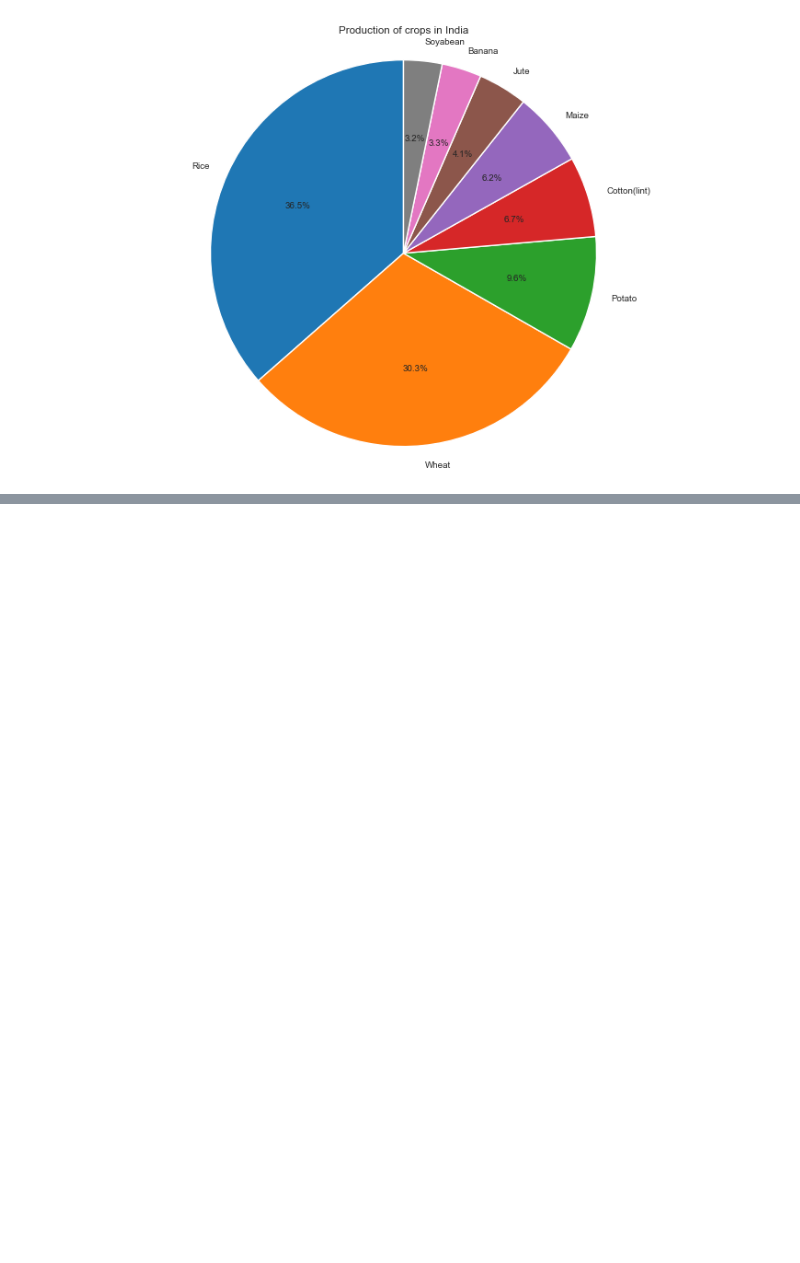
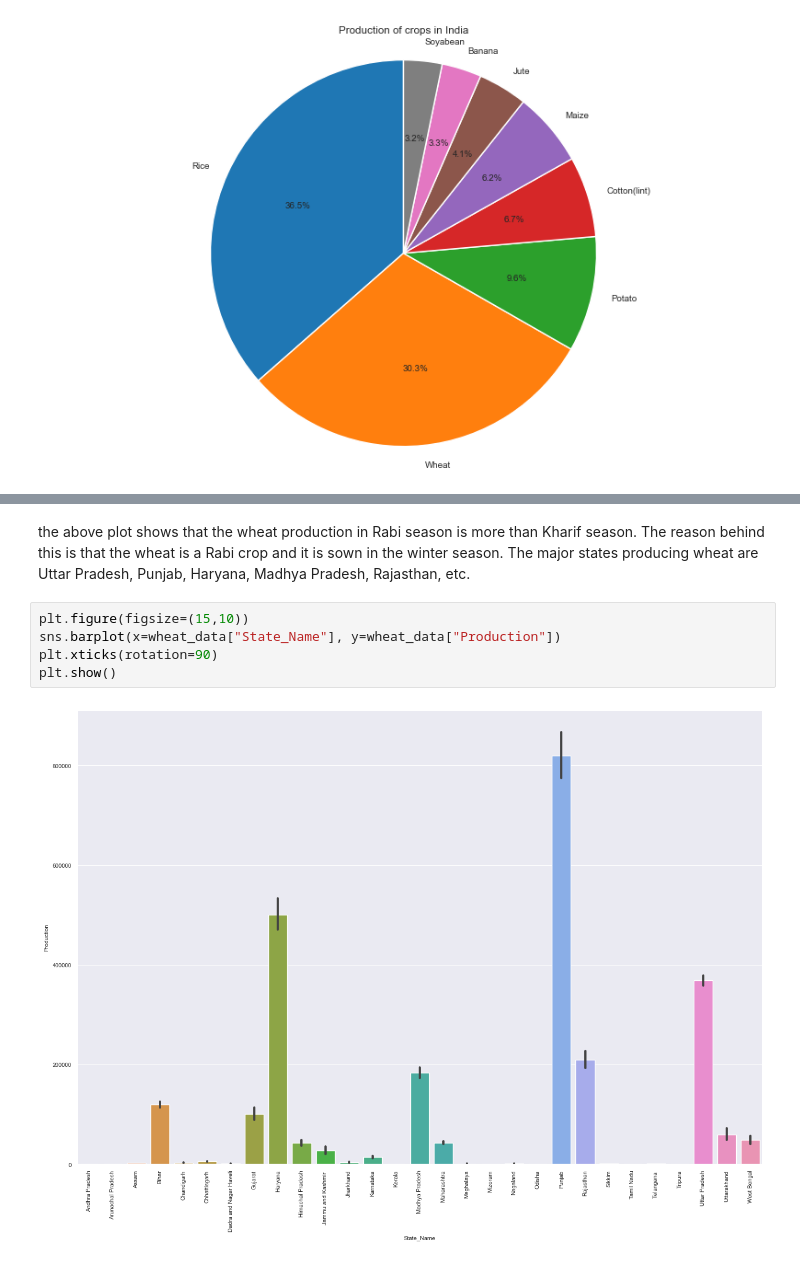
Before and after one commit to prabhjyot009/Crop-recommendation-system, a Jupyter notebook: crop.ipynb, the cells around one changed output, grey strips where cells are left out. Cells and saved outputs as stored; diff of their text form; blank space fills up the shorter version.

```diff
--- a/crop.ipynb
+++ b/crop.ipynb
@@ -144,0 +196,9 @@ plt.show()
+# %% [markdown]
+the above plot shows that the wheat production in Rabi season is more than Kharif season. The reason behind this is that the wheat is a Rabi crop and it is sown in the winter season. The major states producing wheat are Uttar Pradesh, Punjab, Haryana, Madhya Pradesh, Rajasthan, etc.
+# %%
+plt.figure(figsize=(15,10))
+sns.barplot(x=wheat_data["State_Name"], y=wheat_data["Production"])
+plt.xticks(rotation=90)
+plt.show()
+# %% [output]
+[figure, added]
```
Also changed, not shown: parts of 10 cells of this notebook.
